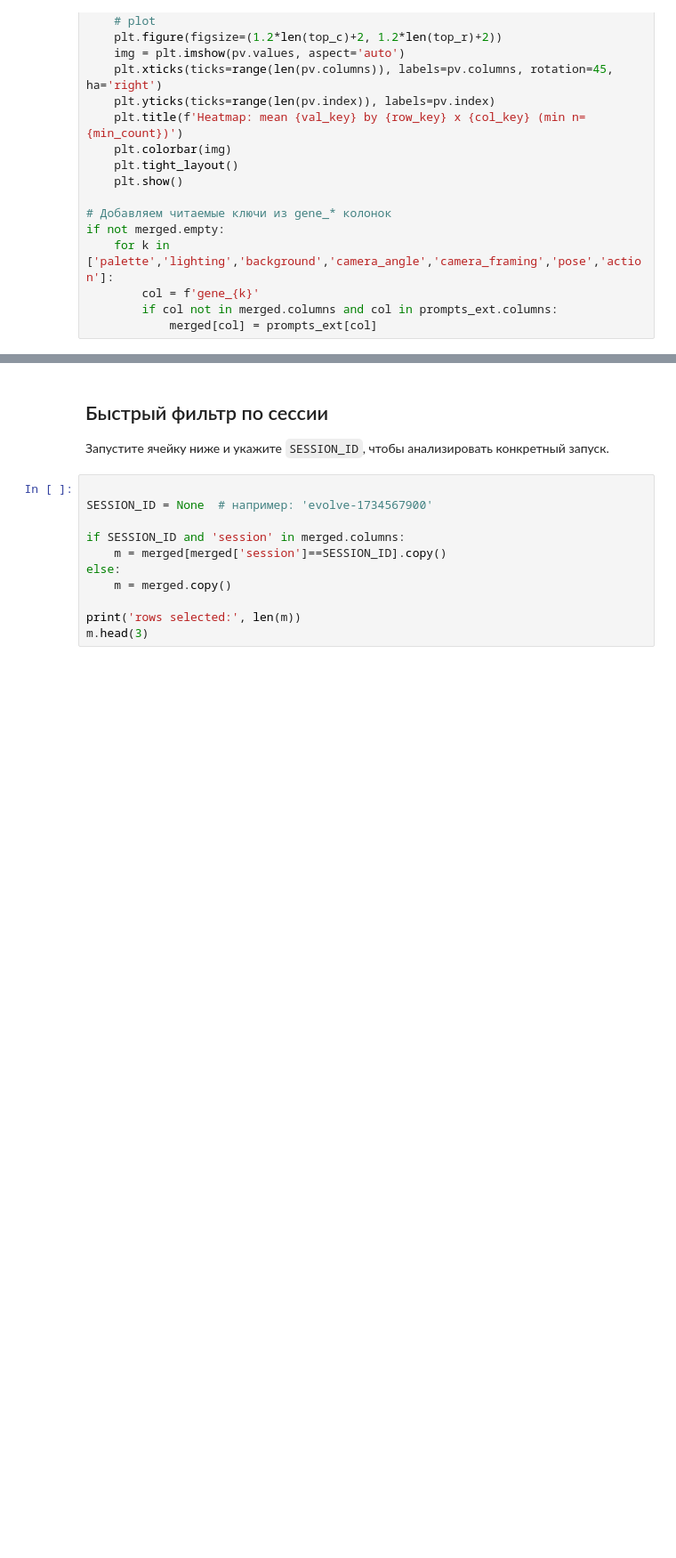
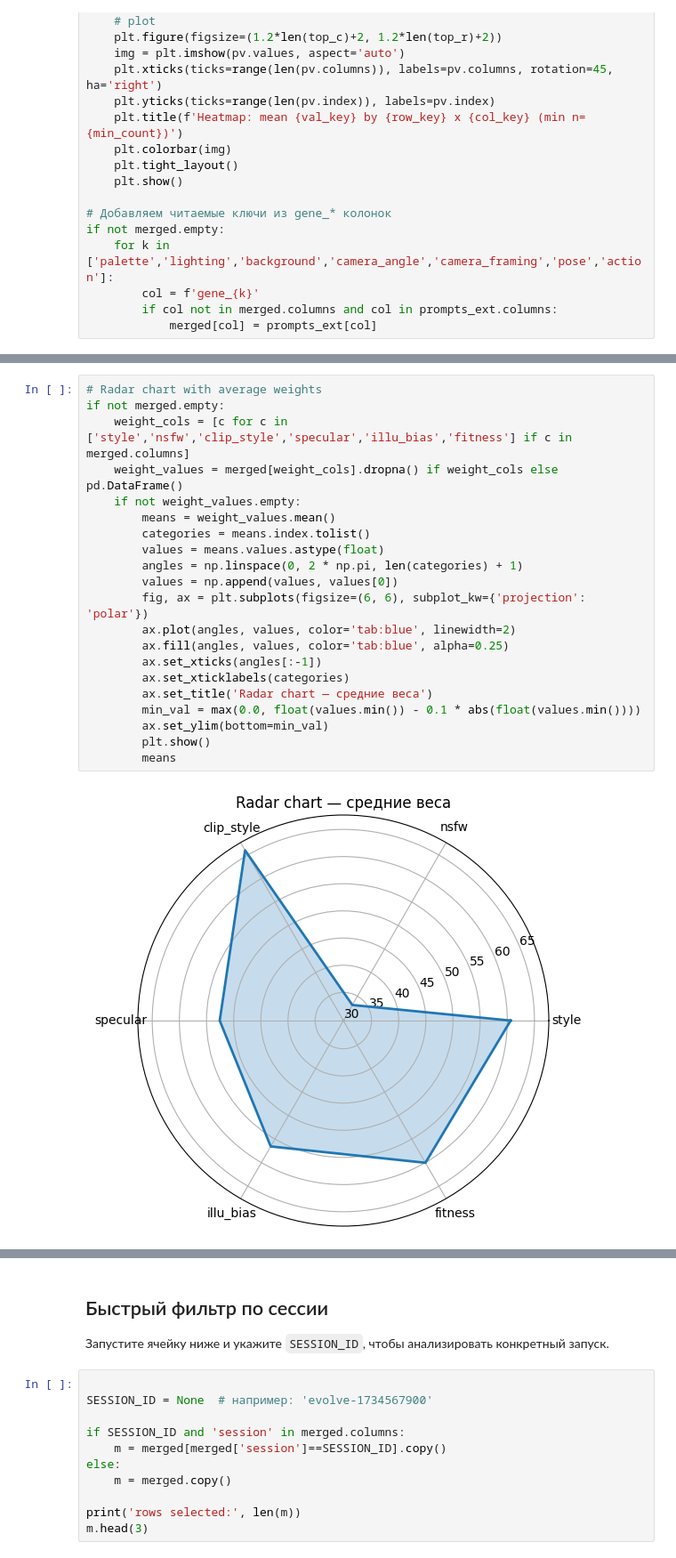
Before and after one commit to EdwyReed/imagen-genetics-lab, a Jupyter notebook: jelly_analytics.ipynb, the cells around one changed output, grey strips where cells are left out. Shown at 89% size. Saved outputs shown, nothing was run; the diff lists cells and outputs as text; blank space fills up the shorter version.

```diff
--- a/jelly_analytics.ipynb
+++ b/jelly_analytics.ipynb
@@ -311,0 +317,23 @@ if not merged.empty:
+# %%
+# Radar chart with average weights
+if not merged.empty:
+    weight_cols = [c for c in ['style','nsfw','clip_style','specular','illu_bias','fitness'] if c in merged.columns]
+    weight_values = merged[weight_cols].dropna() if weight_cols else pd.DataFrame()
+    if not weight_values.empty:
+        means = weight_values.mean()
+        categories = means.index.tolist()
+        values = means.values.astype(float)
+        angles = np.linspace(0, 2 * np.pi, len(categories) + 1)
+        values = np.append(values, values[0])
+        fig, ax = plt.subplots(figsize=(6, 6), subplot_kw={'projection': 'polar'})
+        ax.plot(angles, values, color='tab:blue', linewidth=2)
+        ax.fill(angles, values, color='tab:blue', alpha=0.25)
+        ax.set_xticks(angles[:-1])
+        ax.set_xticklabels(categories)
+        ax.set_title('Radar chart — средние веса')
+        min_val = max(0.0, float(values.min()) - 0.1 * abs(float(values.min())))
+        ax.set_ylim(bottom=min_val)
+        plt.show()
+        means
+# %% [output]
+[figure, added]
```
Also changed, not shown: parts of 13 cells of this notebook, 8 other files.
